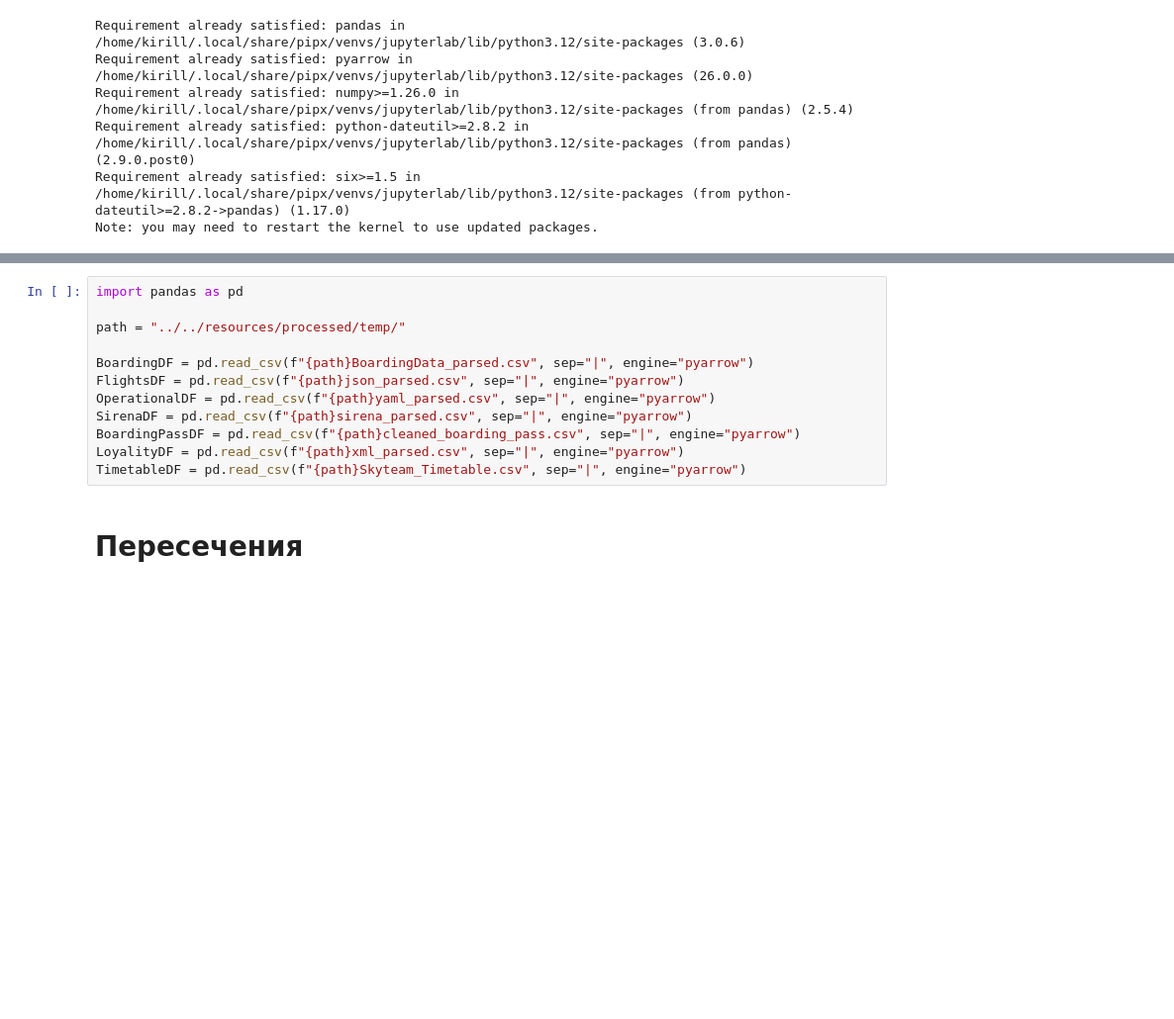
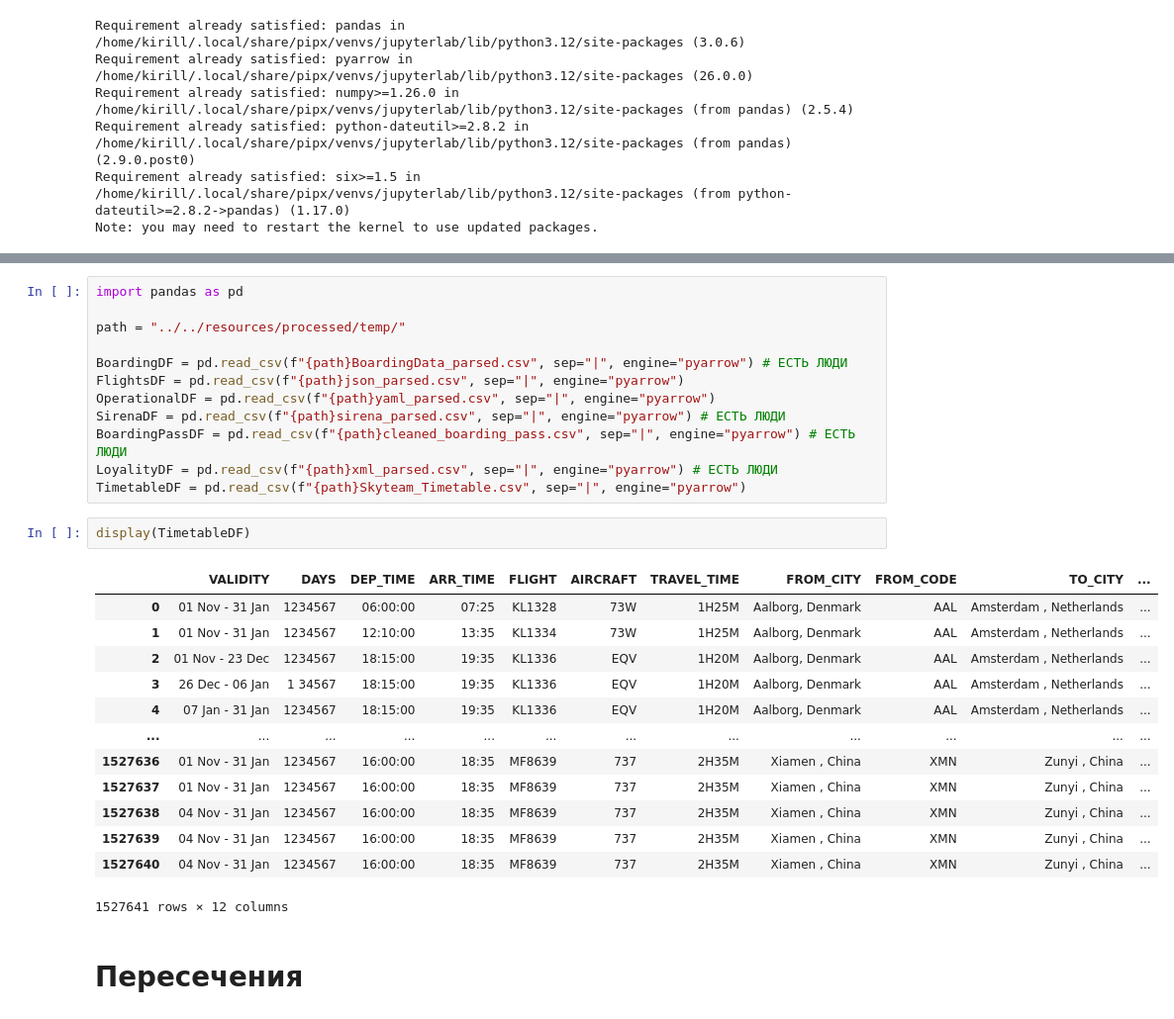
Before and after one commit to ANV3L/AIRLINES_lab, a Jupyter notebook: model/src/normalize.ipynb, the cells around one changed output, grey strips where cells are left out. Shown at 99% size. Saved outputs shown, nothing was run; the diff lists cells and outputs as text; blank space fills up the shorter version.

```diff
--- a/model/src/normalize.ipynb
+++ b/model/src/normalize.ipynb
@@ -41,13 +46,29 @@ import pandas as pd
 
 path = "../../resources/processed/temp/"
 
-BoardingDF = pd.read_csv(f"{path}BoardingData_parsed.csv", sep="|", engine="pyarrow")
+BoardingDF = pd.read_csv(f"{path}BoardingData_parsed.csv", sep="|", engine="pyarrow") # ЕСТЬ ЛЮДИ
 FlightsDF = pd.read_csv(f"{path}json_parsed.csv", sep="|", engine="pyarrow")
 OperationalDF = pd.read_csv(f"{path}yaml_parsed.csv", sep="|", engine="pyarrow")
-SirenaDF = pd.read_csv(f"{path}sirena_parsed.csv", sep="|", engine="pyarrow")
-BoardingPassDF = pd.read_csv(f"{path}cleaned_boarding_pass.csv", sep="|", engine="pyarrow")
-LoyalityDF = pd.read_csv(f"{path}xml_parsed.csv", sep="|", engine="pyarrow")
+SirenaDF = pd.read_csv(f"{path}sirena_parsed.csv", sep="|", engine="pyarrow") # ЕСТЬ ЛЮДИ
+BoardingPassDF = pd.read_csv(f"{path}cleaned_boarding_pass.csv", sep="|", engine="pyarrow") # ЕСТЬ ЛЮДИ
+LoyalityDF = pd.read_csv(f"{path}xml_parsed.csv", sep="|", engine="pyarrow") # ЕСТЬ ЛЮДИ
 TimetableDF = pd.read_csv(f"{path}Skyteam_Timetable.csv", sep="|", engine="pyarrow")
+# %%
+display(TimetableDF)
+# %% [output]
+|  | VALIDITY | DAYS | DEP_TIME | ARR_TIME | FLIGHT | AIRCRAFT | TRAVEL_TIME | FROM_CITY | FROM_CODE | TO_CITY | ... |
+| 0 | 01 Nov - 31 Jan | 1234567 | 06:00:00 | 07:25 | KL1328 | 73W | 1H25M | Aalborg, Denmark | AAL | Amsterdam , Netherlands | ... |
+| 1 | 01 Nov - 31 Jan | 1234567 | 12:10:00 | 13:35 | KL1334 | 73W | 1H25M | Aalborg, Denmark | AAL | Amsterdam , Netherlands | ... |
+| 2 | 01 Nov - 23 Dec | 1234567 | 18:15:00 | 19:35 | KL1336 | EQV | 1H20M | Aalborg, Denmark | AAL | Amsterdam , Netherlands | ... |
+| 3 | 26 Dec - 06 Jan | 1 34567 | 18:15:00 | 19:35 | KL1336 | EQV | 1H20M | Aalborg, Denmark | AAL | Amsterdam , Netherlands | ... |
+| 4 | 07 Jan - 31 Jan | 1234567 | 18:15:00 | 19:35 | KL1336 | EQV | 1H20M | Aalborg, Denmark | AAL | Amsterdam , Netherlands | ... |
+| ... | ... | ... | ... | ... | ... | ... | ... | ... | ... | ... | ... |
+| 1527636 | 01 Nov - 31 Jan | 1234567 | 16:00:00 | 18:35 | MF8639 | 737 | 2H35M | Xiamen , China | XMN | Zunyi , China | ... |
+| 1527637 | 01 Nov - 31 Jan | 1234567 | 16:00:00 | 18:35 | MF8639 | 737 | 2H35M | Xiamen , China | XMN | Zunyi , China | ... |
+| 1527638 | 04 Nov - 31 Jan | 1234567 | 16:00:00 | 18:35 | MF8639 | 737 | 2H35M | Xiamen , China | XMN | Zunyi , China | ... |
+| 1527639 | 04 Nov - 31 Jan | 1234567 | 16:00:00 | 18:35 | MF8639 | 737 | 2H35M | Xiamen , China | XMN | Zunyi , China | ... |
+| 1527640 | 04 Nov - 31 Jan | 1234567 | 16:00:00 | 18:35 | MF8639 | 737 | 2H35M | Xiamen , China | XMN | Zunyi , China | ... |
+1527641 rows × 12 columns
 # %% [markdown]
 # Пересечения
 # %%
```
Also changed, not shown: parts of 5 cells of this notebook.
